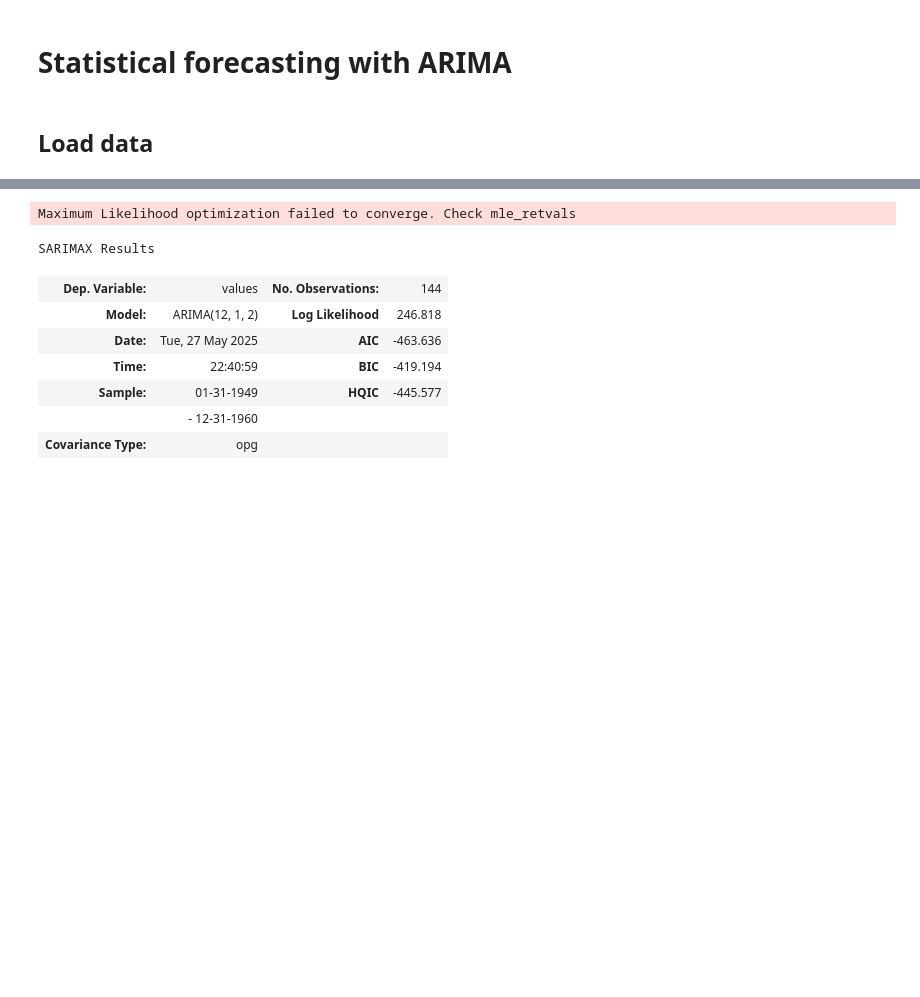
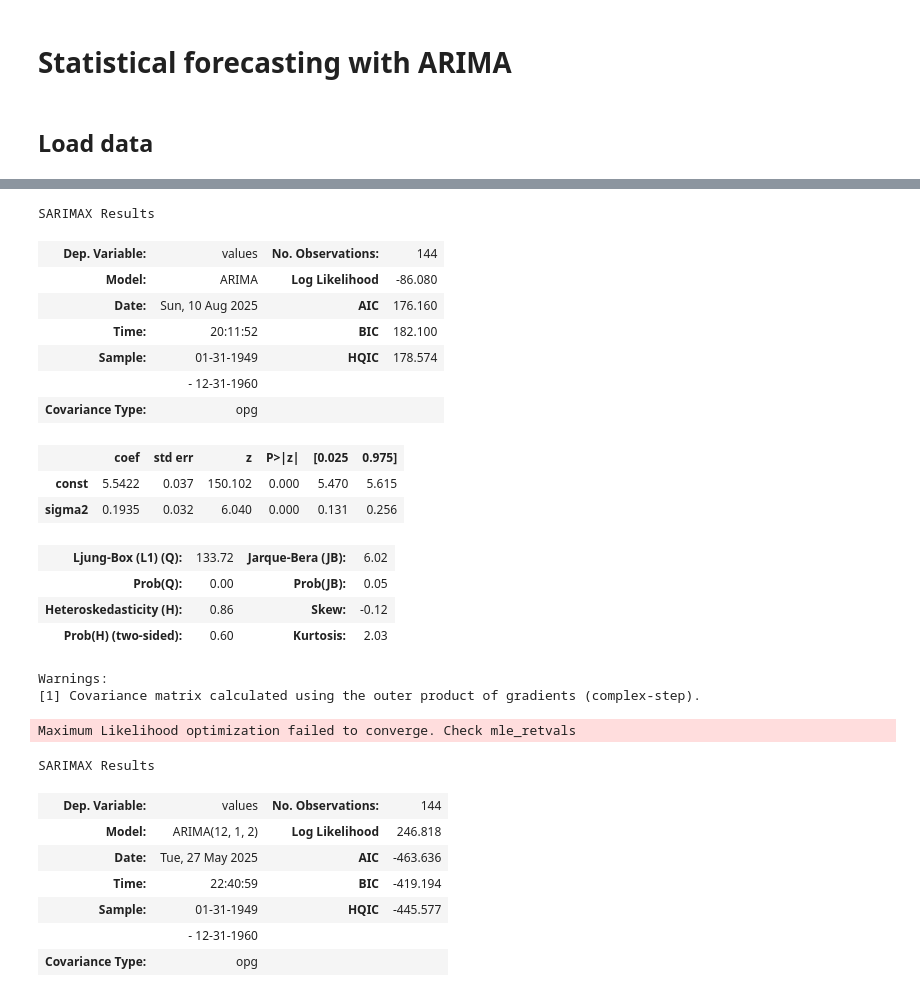
Before and after one commit to myothergit/python-for-time-series-forecasting-5246009, a Jupyter notebook: notebooks/2_Modelling/2_ARIMA/Code.ipynb, the cells around one changed output, grey strips where cells are left out. Drawn from its saved outputs; the diff is of its cells as text; code cells hidden in the pictures; blank space fills up the shorter version.

```diff
--- a/notebooks/2_Modelling/2_ARIMA/Code.ipynb
+++ b/notebooks/2_Modelling/2_ARIMA/Code.ipynb
@@ -31,3 +101,26 @@ from statsmodels.tsa.arima.model import ARIMA
+# %%
+model = ARIMA(endog=series)
+model_fit = model.fit()
+# %%
+model_fit.summary()
+# %% [output]
+SARIMAX Results
+| Dep. Variable: | values | No. Observations: | 144 |
+| Model: | ARIMA | Log Likelihood | -86.080 |
+| Date: | Sun, 10 Aug 2025 | AIC | 176.160 |
+| Time: | 20:11:52 | BIC | 182.100 |
+| Sample: | 01-31-1949 | HQIC | 178.574 |
+|  | - 12-31-1960 |  |  |
+| Covariance Type: | opg |  |  |
+|  | coef | std err | z | P>|z| | [0.025 | 0.975] |
+| const | 5.5422 | 0.037 | 150.102 | 0.000 | 5.470 | 5.615 |
+| sigma2 | 0.1935 | 0.032 | 6.040 | 0.000 | 0.131 | 0.256 |
+| Ljung-Box (L1) (Q): | 133.72 | Jarque-Bera (JB): | 6.02 |
+| Prob(Q): | 0.00 | Prob(JB): | 0.05 |
+| Heteroskedasticity (H): | 0.86 | Skew: | -0.12 |
+| Prob(H) (two-sided): | 0.60 | Kurtosis: | 2.03 |
+Warnings:
+[1] Covariance matrix calculated using the outer product of gradients (complex-step).
 # %%
 p = 12
 d = 1
```
Also changed, not shown: parts of 27 cells of this notebook.
